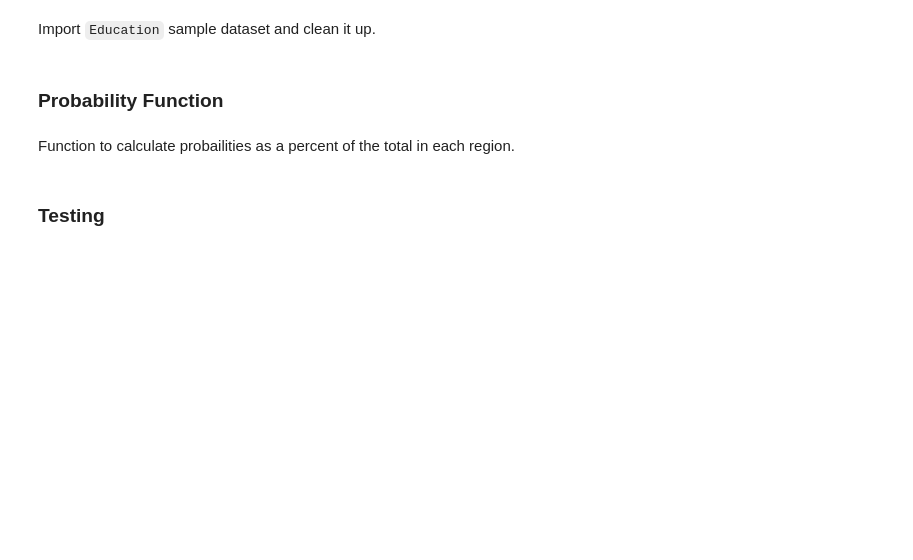
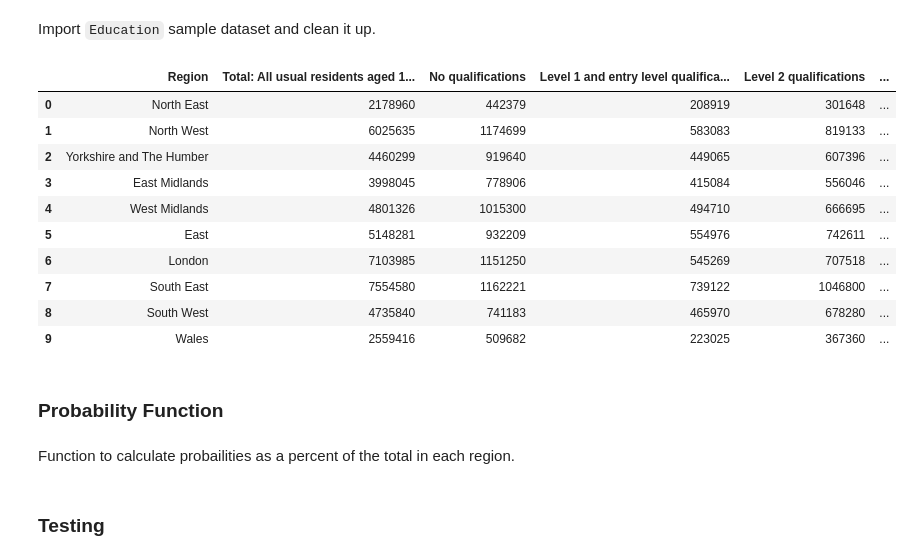
Before and after one commit to alexgregory1/work_experience_notebooks, a Jupyter notebook: Characteristic Probabilities.ipynb, the cells around one changed output. Cells and saved outputs as stored; diff of their text form; code cells hidden in the pictures; blank space fills up the shorter version.

```diff
--- a/Characteristic Probabilities.ipynb
+++ b/Characteristic Probabilities.ipynb
@@ -62,37 +56,38 @@ Import `Education` sample dataset and clean it up.
 # %%
 df = pd.read_csv(root / "census2021-ts067" / "census2021-ts067-rgn.csv")
 
 df = (
     df.loc[
         df["Highest level of qualification: Total: All usual residents aged 16 years and over"] > 1,
         df.columns.drop(
             df.columns[[0, 2]]
         )
     ]
 )
 
 names = list(df.columns)
 
 for name in names:
     names[names.index(name)] = name[32:]
 
 df.columns = names
 
 df.columns.values[0] = "Region"
 
-df.loc[len(df.index)] = (
-    ['Total',
-     df["Total: All usual residents aged 16 years and over"].sum(),
-    df["No qualifications"].sum(),
-    df["Level 1 and entry level qualifications"].sum(),
-    df["Level 2 qualifications"].sum(),
-    df["Apprenticeship"].sum(),
-    df["Level 3 qualifications"].sum(),
-    df["Level 4 qualifications and above"].sum(),
-    df["Other qualifications"].sum()]
-)
-
 df_education = df
+df_education
+# %% [output]
+|  | Region | Total: All usual residents aged 1... | No qualifications | Level 1 and entry level qualifica... | Level 2 qualifications | ... |
+| 0 | North East | 2178960 | 442379 | 208919 | 301648 | ... |
+| 1 | North West | 6025635 | 1174699 | 583083 | 819133 | ... |
+| 2 | Yorkshire and The Humber | 4460299 | 919640 | 449065 | 607396 | ... |
+| 3 | East Midlands | 3998045 | 778906 | 415084 | 556046 | ... |
+| 4 | West Midlands | 4801326 | 1015300 | 494710 | 666695 | ... |
+| 5 | East | 5148281 | 932209 | 554976 | 742611 | ... |
+| 6 | London | 7103985 | 1151250 | 545269 | 707518 | ... |
+| 7 | South East | 7554580 | 1162221 | 739122 | 1046800 | ... |
+| 8 | South West | 4735840 | 741183 | 465970 | 678280 | ... |
+| 9 | Wales | 2559416 | 509682 | 223025 | 367360 | ... |
 # %% [markdown]
 ### Probability Function
 # %% [markdown]
```
Also changed, not shown: parts of 7 cells of this notebook, 2 other files.
